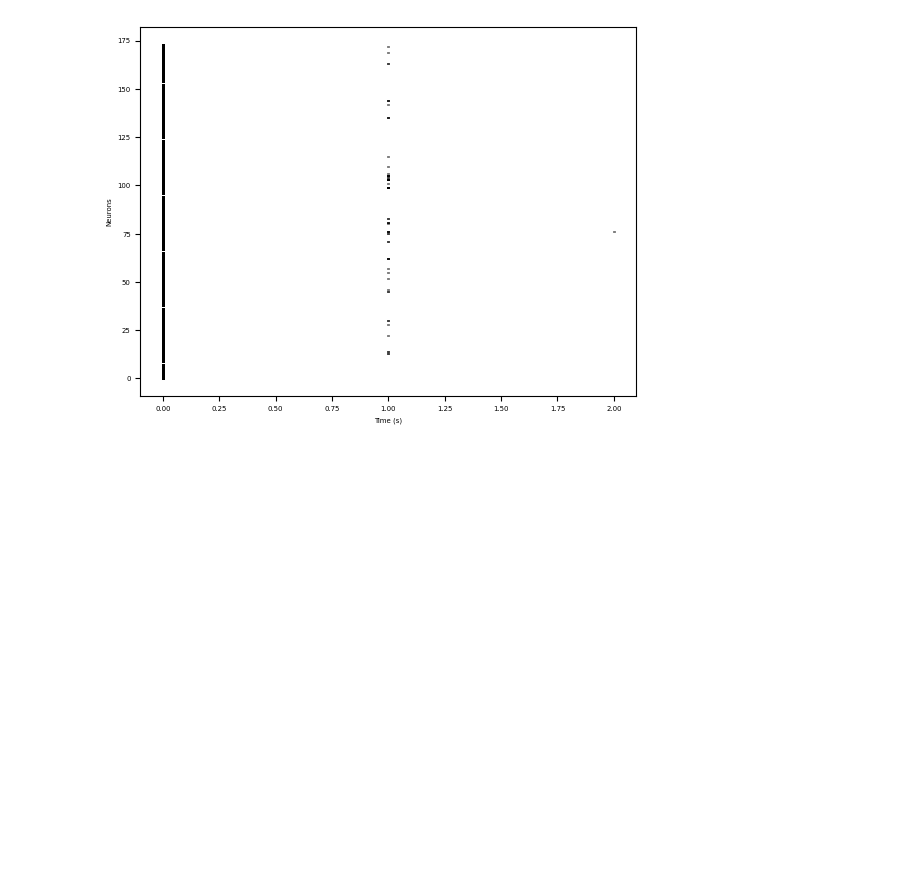
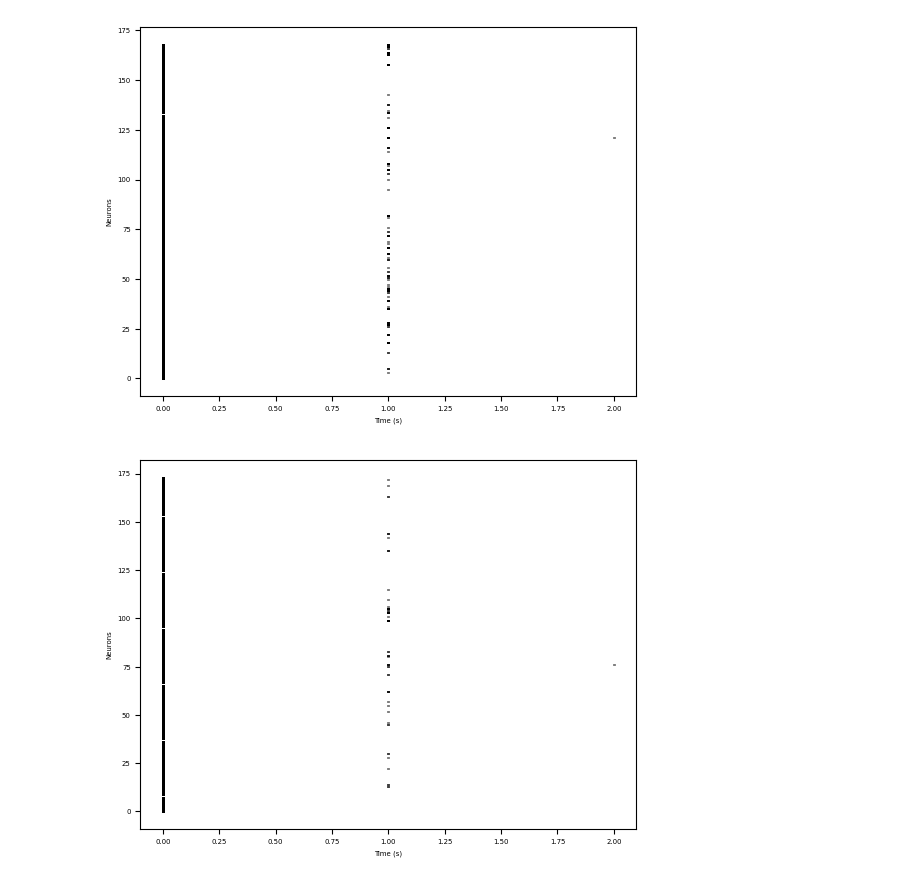
Before and after one commit to Zhang-CNL/PO-OU, a Jupyter notebook: notebooks/run_momentum.ipynb, the cells around one changed output. Saved outputs shown, nothing was run; the diff lists cells and outputs as text; code cells hidden in the pictures; blank space fills up the shorter version.

Commit message:
Start adding Drugowitsch models and add theta processing

```diff
--- a/notebooks/run_momentum.ipynb
+++ b/notebooks/run_momentum.ipynb
@@ -23,3 +29,7 @@ hse.plot_placefields(rat_data.place_field_data.place_fields, [0,1,2,3])
+# %%
+hse.spike_raster_plot(rat_data.theta_data.spikemats[0].T)
+# %% [output]
+[figure, added]
 # %%
 hse.spike_raster_plot(rat_data.ripple_data.spikemats_ripple[67].T)
 # %% [output]
```
Also changed, not shown: parts of 10 cells of this notebook, 9 other files.
